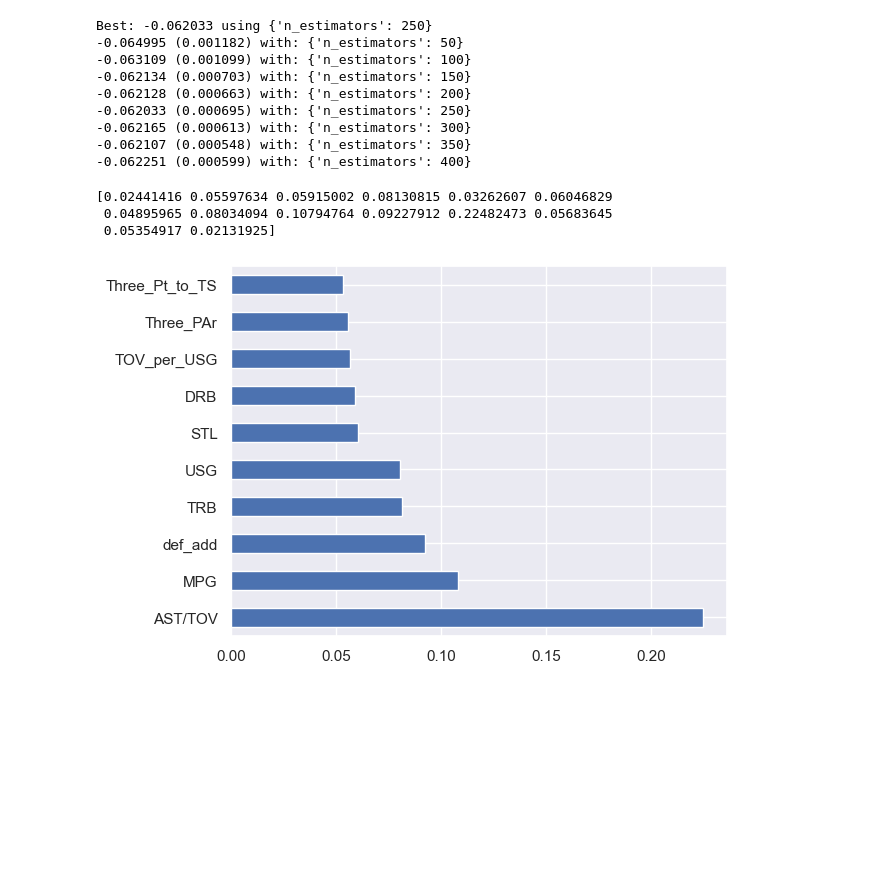
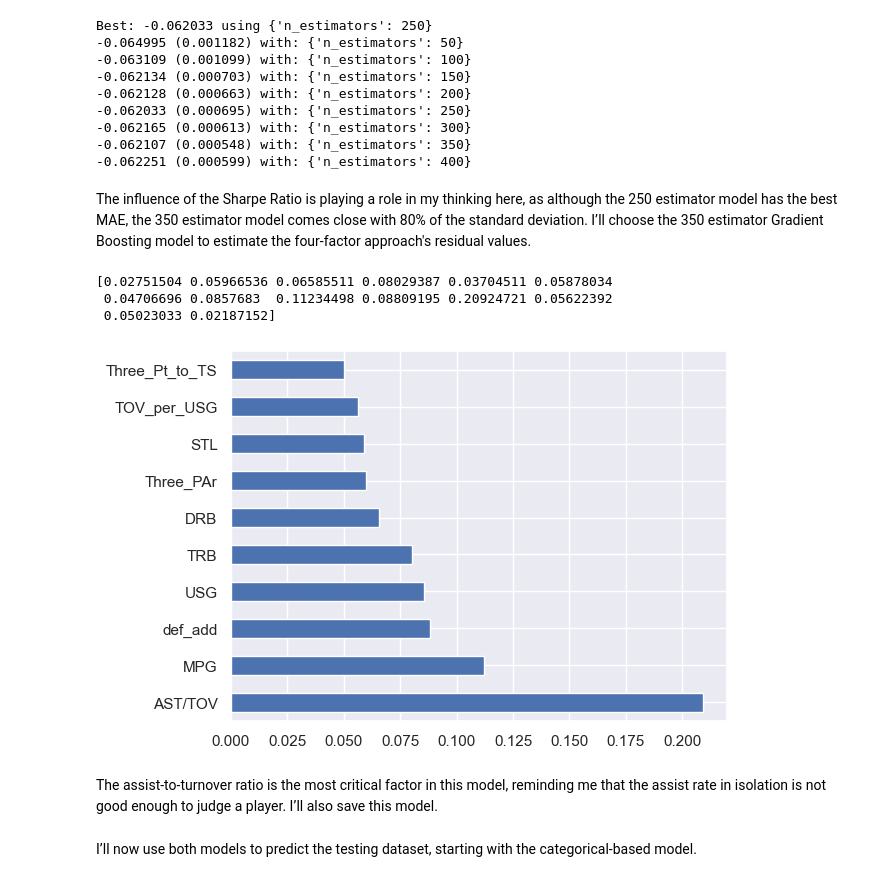
Before and after one commit to mikeijeh/nba_roster_project, a Jupyter notebook: NBA Roster Evaluation Project.ipynb, the cells around one changed output. Cells and saved outputs as stored; diff of their text form; code cells hidden in the pictures; blank space fills up the shorter version.

Commit message:
Update main notebook and models

```diff
--- a/NBA Roster Evaluation Project.ipynb
+++ b/NBA Roster Evaluation Project.ipynb
@@ -2116,17 +2122,25 @@ Best: -0.062033 using {'n_estimators': 250}
 -0.062165 (0.000613) with: {'n_estimators': 300}
 -0.062107 (0.000548) with: {'n_estimators': 350}
 -0.062251 (0.000599) with: {'n_estimators': 400}
+# %% [markdown]
+The influence of the Sharpe Ratio is playing a role in my thinking here, as although the 250 estimator model has the best MAE, the 350 estimator model comes close with 80% of the standard deviation. I’ll choose the 350 estimator Gradient Boosting model to estimate the four-factor approach's residual values.
 # %%
-model_2 = GradientBoostingRegressor(n_estimators=250)
+##Use Gradient Boosting model to fit the training data
+model_2 = GradientBoostingRegressor(n_estimators=350)
 model_2.fit(X_train_2, Y_train_2)
-print(model_2.feature_importances_) #use inbuilt class feature_importances of tree based regressors
-#plot graph of feature importances for better visualization
+
+#Use inbuilt class feature_importances of tree based regressors
+print(model_2.feature_importances_)
+
+#Plot graph of feature importances for better visualization
 feat_importances = pd.Series(model_2.feature_importances_, index=X_4f.columns)
 feat_importances.nlargest(10).plot(kind='barh')
 plt.show()
 # %% [output]
-[0.02441416 0.05597634 0.05915002 0.08130815 0.03262607 0.06046829
- 0.04895965 0.08034094 0.10794764 0.09227912 0.22482473 0.05683645
- 0.05354917 0.02131925]
+[0.02751504 0.05966536 0.06585511 0.08029387 0.03704511 0.05878034
+ 0.04706696 0.0857683  0.11234498 0.08809195 0.20924721 0.05622392
+ 0.05023033 0.02187152]
-[figure, old version]
+[figure, new version]
+# %% [markdown]
+The assist-to-turnover ratio is the most critical factor in this model, reminding me that the assist rate in isolation is not good enough to judge a player. I’ll also save this model.
 # %%
@@ -2134,3 +2148,5 @@ plt.show()
 filename_2 = 'wins_4f_model.sav'
 dump(model_2, open(filename_2, 'wb'))
+# %% [markdown]
+I’ll now use both models to predict the testing dataset, starting with the categorical-based model.
 # %%
```
Also changed, not shown: parts of 35 cells of this notebook, 4 other files.
